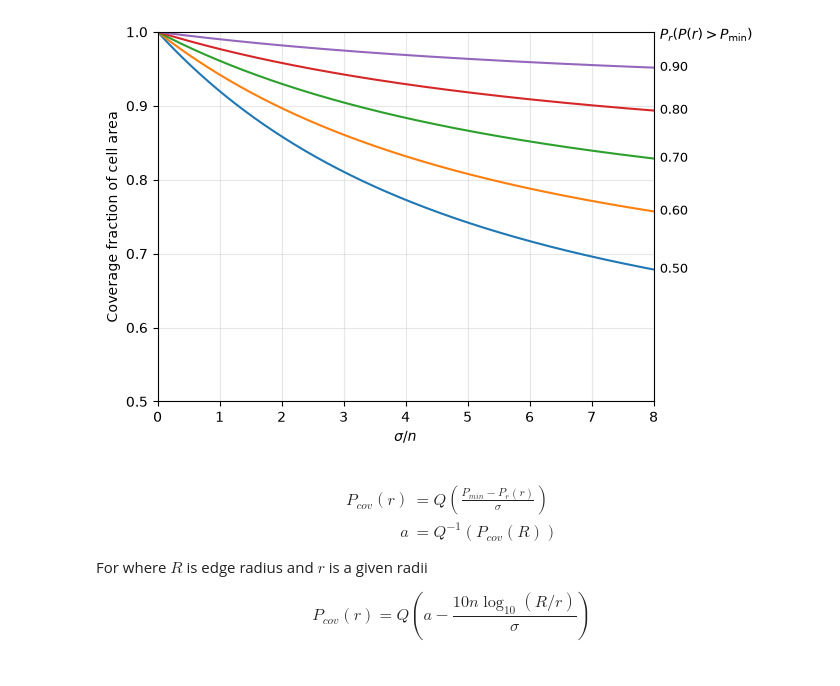
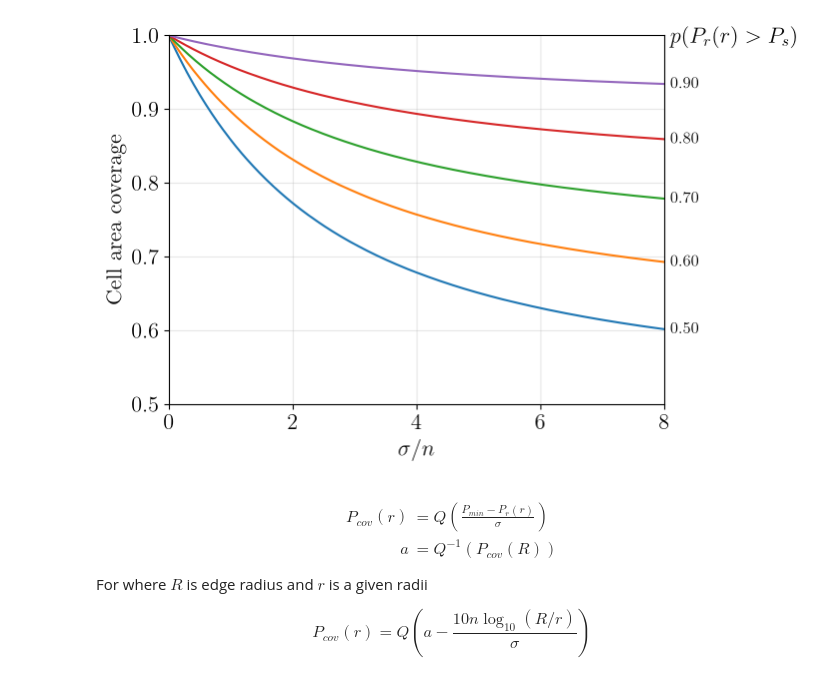
Before and after one commit to CKjaer/district-heating-multihop-sim, a Jupyter notebook: napkin/coverage_prob.ipynb, the cells around one changed output. Drawn from its saved outputs; the diff is of its cells as text; code cells hidden in the pictures.

Commit message:
Add increase in coverage prob with radius

```diff
--- a/napkin/coverage_prob.ipynb
+++ b/napkin/coverage_prob.ipynb
@@ -1,47 +1,53 @@
 # %%
+import sys
+
+sys.path.append(r"C:\Users\Christian\Desktop\lora_energysim_repos\district-heating-multihop-sim\framework")
 import numpy as np
 import matplotlib.pyplot as plt
 from scipy.stats import norm
+from pathlib import Path
+
+from utils import enable_latex_rendering
+enable_latex_rendering()
 
 edge_probs = np.arange(0.5, 1.0, 0.1)
 sigma_over_n = np.linspace(0.01, 8, 500)
 
-path_loss_exponent = 2.0
-b = (10 * path_loss_exponent * np.log10(np.e)) / sigma_over_n
+b = (10 * np.log10(np.e)) / sigma_over_n
 
 for p_edge in edge_probs:
 
     a = norm.isf(p_edge)  # Q^{-1}(p_edge)
 
     # Goldsmith Eq. (2.60)
     C = (
         p_edge +
         np.exp((2 - 2 * a * b) / b**2)
         * norm.sf((2 - a * b) / b)
     )
 
     plt.plot(
         sigma_over_n,
         C,
     )
     plt.text(
     sigma_over_n[-1] + 0.1,
     C[-1],
     f"{p_edge:.2f}",
     va="center",
-    fontsize=9,
+    fontsize=12,
     )
 plt.xlabel(r'$\sigma/n$')
-plt.ylabel("Coverage fraction of cell area")
+plt.ylabel("Cell area coverage")
 plt.xlim(0, 8)
 plt.ylim(0.5, 1.0)
-
-plt.text(8.1, 0.99, r"$P_r(P(r)>P_{\mathrm{min}})$")
+plt.text(8.1, 0.99, r"$p(P_r(r)>P_s)$")
 
 plt.grid(True, alpha=0.3)
+plt.savefig("cell_coverage.pdf", bbox_inches="tight")
 plt.show()
 # %% [output]
-[figure, old version]
+[figure, new version]
 # %% [markdown]
 $$
 \begin{align}
```
Also changed, not shown: parts of 3 cells of this notebook.
